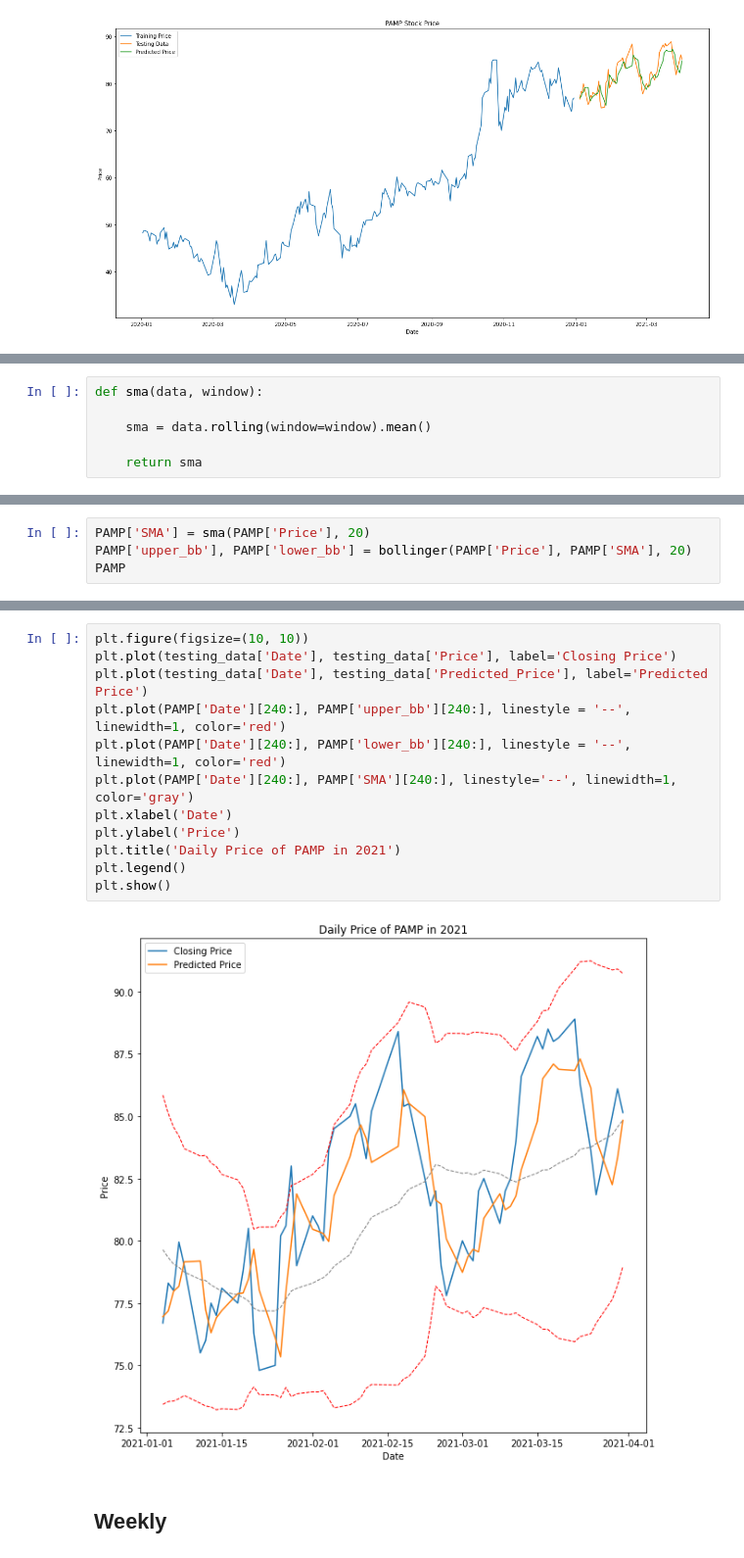
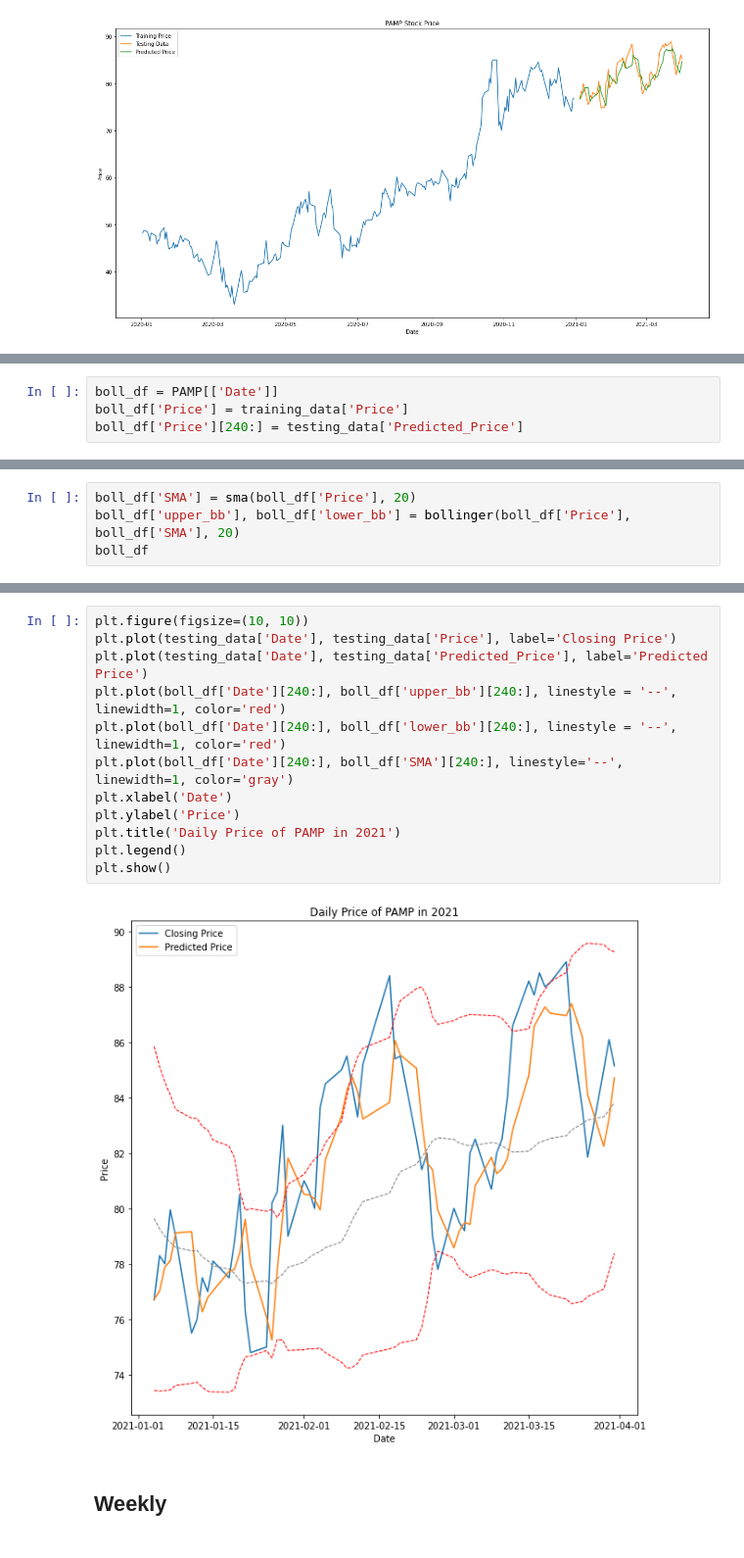
Before and after one commit to c-woo/Value-Investor, a Jupyter notebook: PAMP.ipynb, the cells around one changed output, grey strips where cells are left out. Shown at 98% size. Drawn from its saved outputs; the diff is of its cells as text.

```diff
--- a/PAMP.ipynb
+++ b/PAMP.ipynb
@@ -295,6 +218,0 @@ plt.show()
-# %%
-def sma(data, window):
-
-    sma = data.rolling(window=window).mean()
-
-    return sma
@@ -308,4 +218,0 @@ def bollinger(data, sma, window):
-# %%
-PAMP['SMA'] = sma(PAMP['Price'], 20)
-PAMP['upper_bb'], PAMP['lower_bb'] = bollinger(PAMP['Price'], PAMP['SMA'], 20)
-PAMP
@@ -325,0 +219,4 @@ PAMP
+# %%
+boll_df = PAMP[['Date']]
+boll_df['Price'] = training_data['Price']
+boll_df['Price'][240:] = testing_data['Predicted_Price']
@@ -325,0 +237,4 @@ PAMP
+# %%
+boll_df['SMA'] = sma(boll_df['Price'], 20)
+boll_df['upper_bb'], boll_df['lower_bb'] = bollinger(boll_df['Price'], boll_df['SMA'], 20)
+boll_df
@@ -342,16 +281,16 @@ plt.show()
 # %%
 plt.figure(figsize=(10, 10))
 plt.plot(testing_data['Date'], testing_data['Price'], label='Closing Price')
 plt.plot(testing_data['Date'], testing_data['Predicted_Price'], label='Predicted Price')
-plt.plot(PAMP['Date'][240:], PAMP['upper_bb'][240:], linestyle = '--', linewidth=1, color='red')
-plt.plot(PAMP['Date'][240:], PAMP['lower_bb'][240:], linestyle = '--', linewidth=1, color='red')
-plt.plot(PAMP['Date'][240:], PAMP['SMA'][240:], linestyle='--', linewidth=1, color='gray')
+plt.plot(boll_df['Date'][240:], boll_df['upper_bb'][240:], linestyle = '--', linewidth=1, color='red')
+plt.plot(boll_df['Date'][240:], boll_df['lower_bb'][240:], linestyle = '--', linewidth=1, color='red')
+plt.plot(boll_df['Date'][240:], boll_df['SMA'][240:], linestyle='--', linewidth=1, color='gray')
 plt.xlabel('Date')
 plt.ylabel('Price')
 plt.title('Daily Price of PAMP in 2021')
 plt.legend()
 plt.show()
 # %% [output]
-[figure, old version]
+[figure, new version]
 # %% [markdown]
 ## Weekly
```
Also changed, not shown: parts of 61 cells of this notebook, 2 other files.
